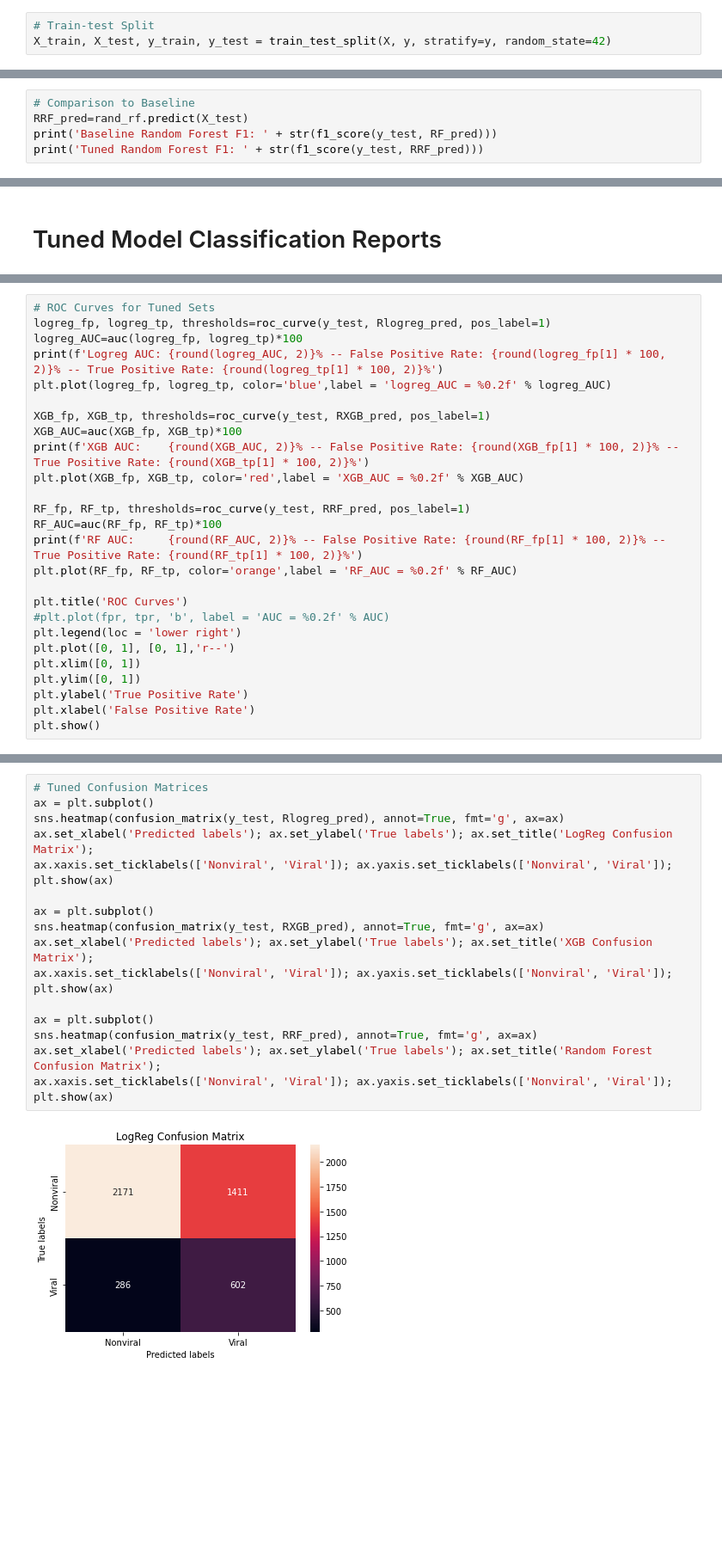
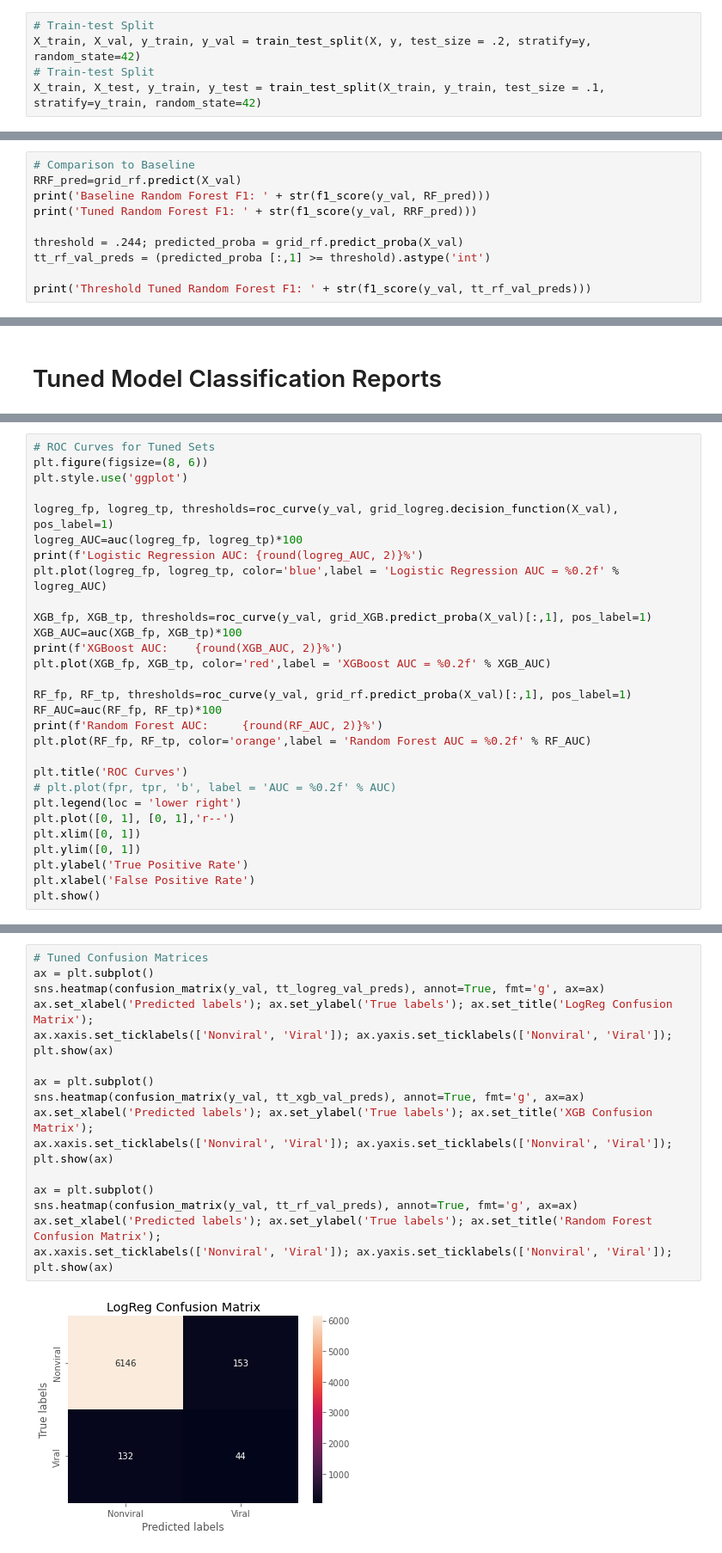
Before and after one commit to thegrandblooms/Information_Propagation_Analysis, a Jupyter notebook: Viral_Classification.ipynb, the cells around one changed output, grey strips where cells are left out. Shown at 86% size. Saved outputs shown, nothing was run; the diff lists cells and outputs as text; blank space fills up the shorter version.

```diff
--- a/Viral_Classification.ipynb
+++ b/Viral_Classification.ipynb
@@ -91,6 +79,8 @@ X
 # %%
 # Train-test Split
-X_train, X_test, y_train, y_test = train_test_split(X, y, stratify=y, random_state=42)
+X_train, X_val, y_train, y_val = train_test_split(X, y, test_size = .2, stratify=y, random_state=42)
+# Train-test Split
+X_train, X_test, y_train, y_test = train_test_split(X_train, y_train, test_size = .1, stratify=y_train, random_state=42)
 # %%
 # Illustrating the Class Imbalance
 plt.show(sns.countplot(x=data['viral']))
@@ -339,6 +336,11 @@ n_estimators: 100
 # %%
 # Comparison to Baseline
-RRF_pred=rand_rf.predict(X_test)
-print('Baseline Random Forest F1: ' + str(f1_score(y_test, RF_pred)))
-print('Tuned Random Forest F1: ' + str(f1_score(y_test, RRF_pred)))
+RRF_pred=grid_rf.predict(X_val)
+print('Baseline Random Forest F1: ' + str(f1_score(y_val, RF_pred)))
+print('Tuned Random Forest F1: ' + str(f1_score(y_val, RRF_pred)))
+
+threshold = .244; predicted_proba = grid_rf.predict_proba(X_val)
+tt_rf_val_preds = (predicted_proba [:,1] >= threshold).astype('int')
+
+print('Threshold Tuned Random Forest F1: ' + str(f1_score(y_val, tt_rf_val_preds)))
 # %% [output]
@@ -396,22 +399,25 @@ Tuned Forest Validation Accuracy:   64.57%
 # %%
 # ROC Curves for Tuned Sets
-logreg_fp, logreg_tp, thresholds=roc_curve(y_test, Rlogreg_pred, pos_label=1)
+plt.figure(figsize=(8, 6))
+plt.style.use('ggplot')
+
+logreg_fp, logreg_tp, thresholds=roc_curve(y_val, grid_logreg.decision_function(X_val), pos_label=1)
 logreg_AUC=auc(logreg_fp, logreg_tp)*100
-print(f'Logreg AUC: {round(logreg_AUC, 2)}% -- False Positive Rate: {round(logreg_fp[1] * 100, 2)}% -- True Positive Rate: {round(logreg_tp[1] * 100, 2)}%')
-plt.plot(logreg_fp, logreg_tp, color='blue',label = 'logreg_AUC = %0.2f' % logreg_AUC)
+print(f'Logistic Regression AUC: {round(logreg_AUC, 2)}%')
+plt.plot(logreg_fp, logreg_tp, color='blue',label = 'Logistic Regression AUC = %0.2f' % logreg_AUC)
 
-XGB_fp, XGB_tp, thresholds=roc_curve(y_test, RXGB_pred, pos_label=1)
+XGB_fp, XGB_tp, thresholds=roc_curve(y_val, grid_XGB.predict_proba(X_val)[:,1], pos_label=1)
 XGB_AUC=auc(XGB_fp, XGB_tp)*100
-print(f'XGB AUC:    {round(XGB_AUC, 2)}% -- False Positive Rate: {round(XGB_fp[1] * 100, 2)}% -- True Positive Rate: {round(XGB_tp[1] * 100, 2)}%')
-plt.plot(XGB_fp, XGB_tp, color='red',label = 'XGB_AUC = %0.2f' % XGB_AUC)
+print(f'XGBoost AUC:    {round(XGB_AUC, 2)}%')
+plt.plot(XGB_fp, XGB_tp, color='red',label = 'XGBoost AUC = %0.2f' % XGB_AUC)
 
-RF_fp, RF_tp, thresholds=roc_curve(y_test, RRF_pred, pos_label=1)
+RF_fp, RF_tp, thresholds=roc_curve(y_val, grid_rf.predict_proba(X_val)[:,1], pos_label=1)
 RF_AUC=auc(RF_fp, RF_tp)*100
-print(f'RF AUC:     {round(RF_AUC, 2)}% -- False Positive Rate: {round(RF_fp[1] * 100, 2)}% -- True Positive Rate: {round(RF_tp[1] * 100, 2)}%')
-plt.plot(RF_fp, RF_tp, color='orange',label = 'RF_AUC = %0.2f' % RF_AUC)
+print(f'Random Forest AUC:     {round(RF_AUC, 2)}%')
+plt.plot(RF_fp, RF_tp, color='orange',label = 'Random Forest AUC = %0.2f' % RF_AUC)
 
 plt.title('ROC Curves')
-#plt.plot(fpr, tpr, 'b', label = 'AUC = %0.2f' % AUC)
+# plt.plot(fpr, tpr, 'b', label = 'AUC = %0.2f' % AUC)
 plt.legend(loc = 'lower right')
 plt.plot([0, 1], [0, 1],'r--')
 plt.xlim([0, 1])
@@ -427,21 +433,21 @@ RF AUC:     57.4% -- False Positive Rate: 29.79% -- True Positive Rate: 44.59%
 # %%
 # Tuned Confusion Matrices
 ax = plt.subplot()
-sns.heatmap(confusion_matrix(y_test, Rlogreg_pred), annot=True, fmt='g', ax=ax)
+sns.heatmap(confusion_matrix(y_val, tt_logreg_val_preds), annot=True, fmt='g', ax=ax)
 ax.set_xlabel('Predicted labels'); ax.set_ylabel('True labels'); ax.set_title('LogReg Confusion Matrix');
 ax.xaxis.set_ticklabels(['Nonviral', 'Viral']); ax.yaxis.set_ticklabels(['Nonviral', 'Viral']);
 plt.show(ax)
 
 ax = plt.subplot()
-sns.heatmap(confusion_matrix(y_test, RXGB_pred), annot=True, fmt='g', ax=ax)
+sns.heatmap(confusion_matrix(y_val, tt_xgb_val_preds), annot=True, fmt='g', ax=ax)
 ax.set_xlabel('Predicted labels'); ax.set_ylabel('True labels'); ax.set_title('XGB Confusion Matrix');
 ax.xaxis.set_ticklabels(['Nonviral', 'Viral']); ax.yaxis.set_ticklabels(['Nonviral', 'Viral']);
 plt.show(ax)
 
 ax = plt.subplot()
-sns.heatmap(confusion_matrix(y_test, RRF_pred), annot=True, fmt='g', ax=ax)
+sns.heatmap(confusion_matrix(y_val, tt_rf_val_preds), annot=True, fmt='g', ax=ax)
 ax.set_xlabel('Predicted labels'); ax.set_ylabel('True labels'); ax.set_title('Random Forest Confusion Matrix');
 ax.xaxis.set_ticklabels(['Nonviral', 'Viral']); ax.yaxis.set_ticklabels(['Nonviral', 'Viral']);
 plt.show(ax)
 # %% [output]
-[figure, old version]
+[figure, new version]
```
Also changed, not shown: parts of 35 cells of this notebook, 3 other files.
